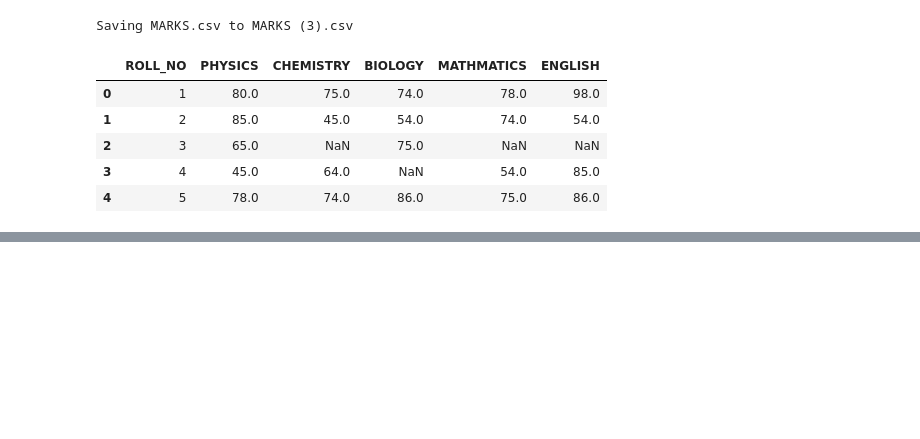
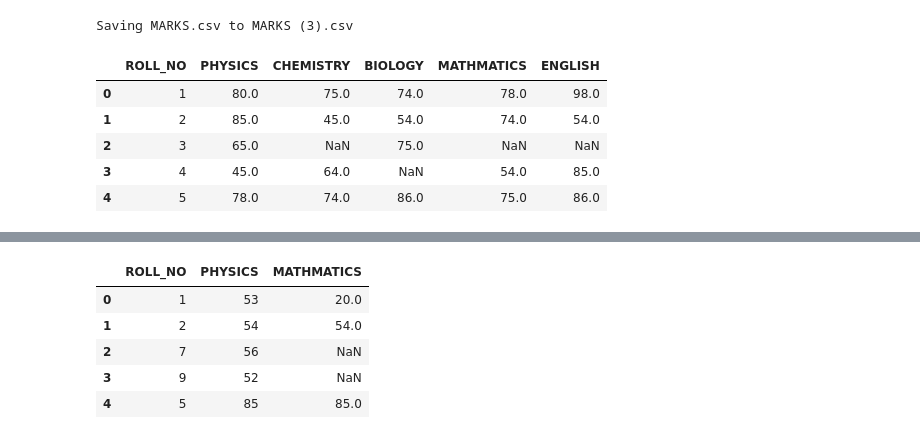
Before and after one commit to Ashish0011-ashu/OOP, a Jupyter notebook: Pandas.ipynb, the cells around one changed output, grey strips where cells are left out. Saved outputs shown, nothing was run; the diff lists cells and outputs as text; code cells hidden in the pictures; blank space fills up the shorter version.

```diff
--- a/Pandas.ipynb
+++ b/Pandas.ipynb
@@ -1421,0 +1573,3 @@ Saving MARKS.csv to MARKS (3).csv
+# %%
+df3  = pd.DataFrame({'ROLL_NO' : [1,2,7,9,5] , 'PHYSICS' :[53,54,56,52,85]})
+df4 = pd.DataFrame({'ROLL_NO' : [1,2,6,8,5] , 'MATHMATICS' :[20,54,32,42,85]})
@@ -1421,0 +1583,9 @@ Saving MARKS.csv to MARKS (3).csv
+# %%
+pd.merge(df3,df4 , how='left') #only consisder df3 roll no
+# %% [output]
+|  | ROLL_NO | PHYSICS | MATHMATICS |
+| 0 | 1 | 53 | 20.0 |
+| 1 | 2 | 54 | 54.0 |
+| 2 | 7 | 56 | NaN |
+| 3 | 9 | 52 | NaN |
+| 4 | 5 | 85 | 85.0 |
```
Also changed, not shown: parts of 14 cells of this notebook.
